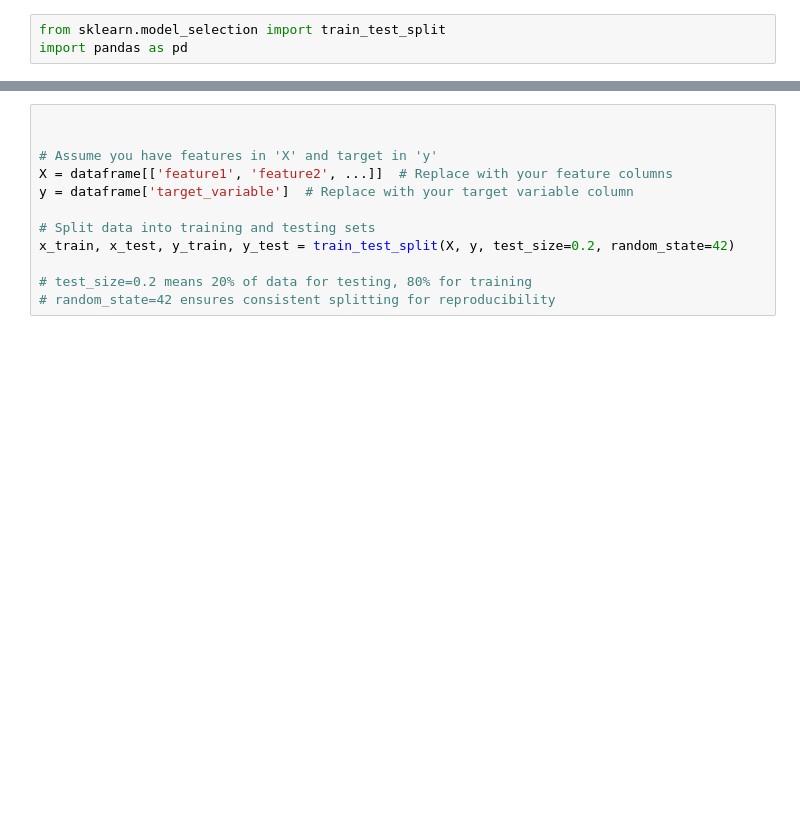
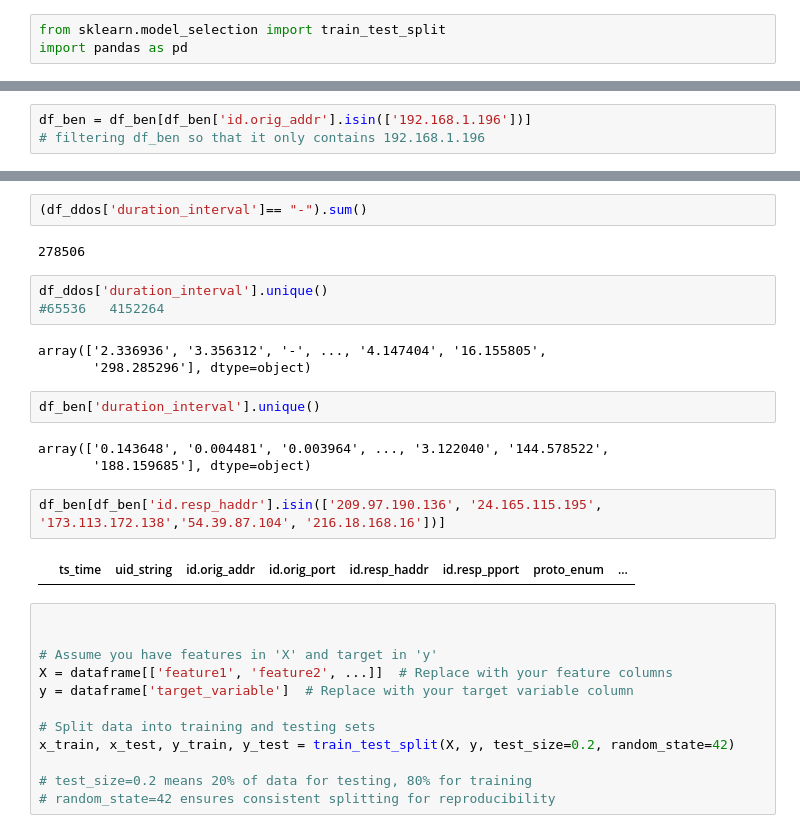
Before and after one commit to sarardnd/TMA, a Jupyter notebook: model.ipynb, the cells around one changed output, grey strips where cells are left out. Drawn from its saved outputs; the diff is of its cells as text; blank space fills up the shorter version.

```diff
--- a/model.ipynb
+++ b/model.ipynb
@@ -8,0 +73,3 @@ FileNotFoundError: [Errno 2] No such file or directory: 'Only_DDOS'
+# %%
+df_ben = df_ben[df_ben['id.orig_addr'].isin(['192.168.1.196'])]
+# filtering df_ben so that it only contains 192.168.1.196
@@ -9,3 +112,22 @@ FileNotFoundError: [Errno 2] No such file or directory: 'Only_DDOS'
+# %%
+(df_ddos['duration_interval']== "-").sum()
+# %% [output]
+278506
+# %%
+df_ddos['duration_interval'].unique()
+#65536   4152264
+# %% [output]
+array(['2.336936', '3.356312', '-', ..., '4.147404', '16.155805',
+       '298.285296'], dtype=object)
+# %%
+df_ben['duration_interval'].unique()
+# %% [output]
+array(['0.143648', '0.004481', '0.003964', ..., '3.122040', '144.578522',
+       '188.159685'], dtype=object)
+# %%
+df_ben[df_ben['id.resp_haddr'].isin(['209.97.190.136', '24.165.115.195', '173.113.172.138','54.39.87.104', '216.18.168.16'])]
+# %% [output]
+|  | ts_time | uid_string | id.orig_addr | id.orig_port | id.resp_haddr | id.resp_pport | proto_enum | ... |
 # %%
 
 
```
Also changed, not shown: parts of 13 cells of this notebook.
